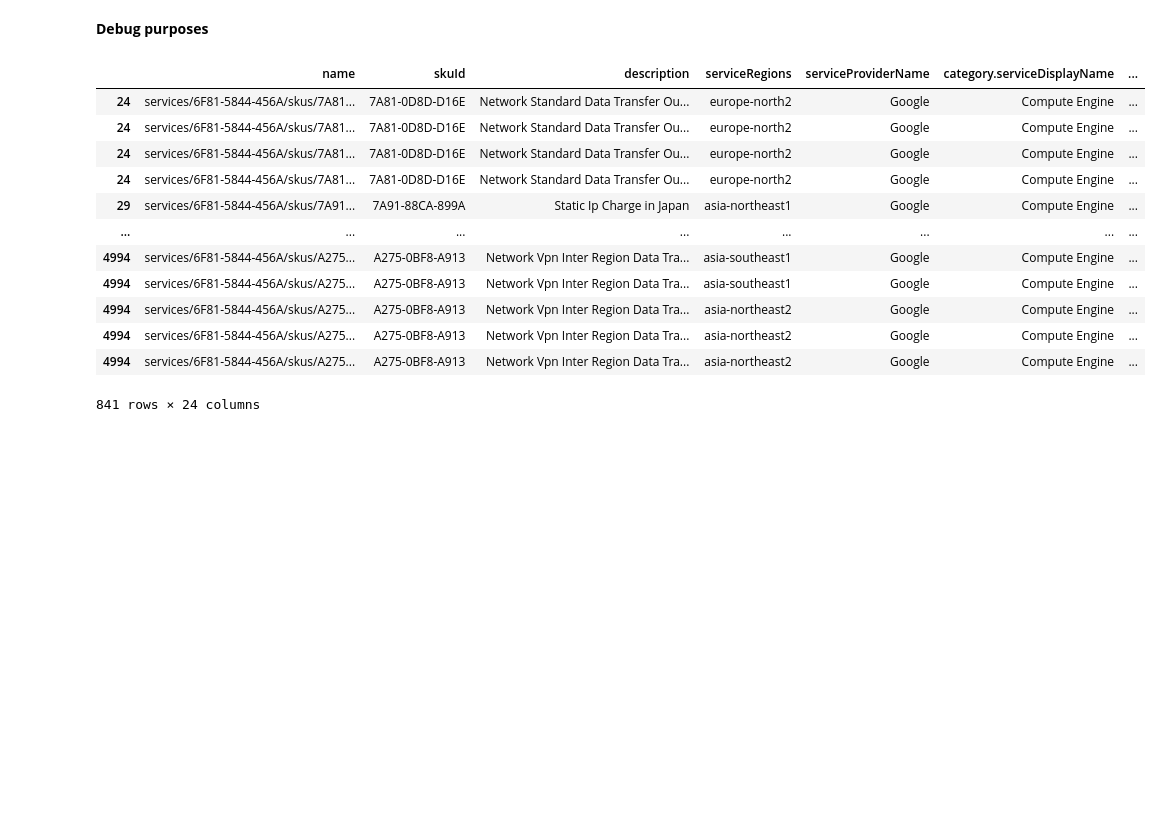
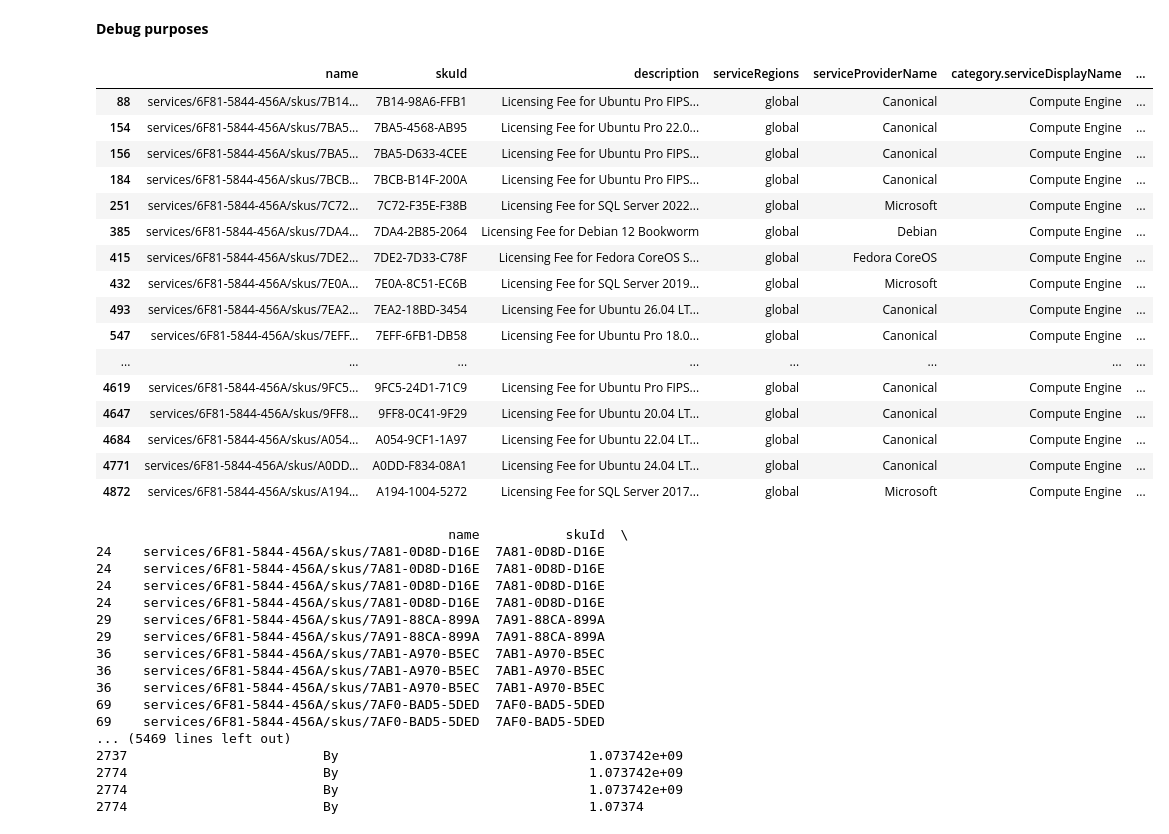
Before and after one commit to PanosVaritis/Pricing-ops-api, a Jupyter notebook: notebooks/google_eda.ipynb, the cells around one changed output. Cells and saved outputs as stored; diff of their text form; code cells hidden in the pictures; blank space fills up the shorter version.

```diff
--- a/notebooks/google_eda.ipynb
+++ b/notebooks/google_eda.ipynb
@@ -343,7 +337,11 @@ The size of the array used for profiling is 4989 rows and 29 columns
 # %%
+# pd.set_option('display.max_rows', None)
 df_clean_no_nan.drop(columns=['pricingExpression.usageUnitDescription', 'pricingExpression.baseUnitDescription'], errors='ignore', inplace=True)
 df_clean_no_nan.drop(columns=['currencyConversionRate', 'unitPrice.units', 'unitPrice.nanos'], errors='ignore', inplace=True)
 df_clean_no_nan = df_clean_no_nan[df_clean_no_nan['category.usageType'] == 'OnDemand'].copy()
+
+# df_clean_no_nan['summary'].unique()
+df_clean_no_nan.drop(columns=['summary'], errors='ignore', inplace=True)
 df_clean_no_nan.head()
 # print (df_clean_no_nan.shape[1])
 # %% [output]
@@ -364,20 +362,45 @@ df_clean_no_nan.head()
 # print("Report created")
 # %% [markdown]
 **Debug purposes**
+# %%
+df_clean_no_nan['serviceProviderName'].unique()
+df_clean_no_nan[df_clean_no_nan['serviceProviderName'] != 'Google']
+# %% [output]
+|  | name | skuId | description | serviceRegions | serviceProviderName | category.serviceDisplayName | ... |
+| 88 | services/6F81-5844-456A/skus/7B14... | 7B14-98A6-FFB1 | Licensing Fee for Ubuntu Pro FIPS... | global | Canonical | Compute Engine | ... |
+| 154 | services/6F81-5844-456A/skus/7BA5... | 7BA5-4568-AB95 | Licensing Fee for Ubuntu Pro 22.0... | global | Canonical | Compute Engine | ... |
+| 156 | services/6F81-5844-456A/skus/7BA5... | 7BA5-D633-4CEE | Licensing Fee for Ubuntu Pro FIPS... | global | Canonical | Compute Engine | ... |
+| 184 | services/6F81-5844-456A/skus/7BCB... | 7BCB-B14F-200A | Licensing Fee for Ubuntu Pro FIPS... | global | Canonical | Compute Engine | ... |
+| 251 | services/6F81-5844-456A/skus/7C72... | 7C72-F35E-F38B | Licensing Fee for SQL Server 2022... | global | Microsoft | Compute Engine | ... |
+| 385 | services/6F81-5844-456A/skus/7DA4... | 7DA4-2B85-2064 | Licensing Fee for Debian 12 Bookworm | global | Debian | Compute Engine | ... |
+| 415 | services/6F81-5844-456A/skus/7DE2... | 7DE2-7D33-C78F | Licensing Fee for Fedora CoreOS S... | global | Fedora CoreOS | Compute Engine | ... |
+| 432 | services/6F81-5844-456A/skus/7E0A... | 7E0A-8C51-EC6B | Licensing Fee for SQL Server 2019... | global | Microsoft | Compute Engine | ... |
+| 493 | services/6F81-5844-456A/skus/7EA2... | 7EA2-18BD-3454 | Licensing Fee for Ubuntu 26.04 LT... | global | Canonical | Compute Engine | ... |
+| 547 | services/6F81-5844-456A/skus/7EFF... | 7EFF-6FB1-DB58 | Licensing Fee for Ubuntu Pro 18.0... | global | Canonical | Compute Engine | ... |
+| ... | ... | ... | ... | ... | ... | ... | ... |
+| 4619 | services/6F81-5844-456A/skus/9FC5... | 9FC5-24D1-71C9 | Licensing Fee for Ubuntu Pro FIPS... | global | Canonical | Compute Engine | ... |
+| 4647 | services/6F81-5844-456A/skus/9FF8... | 9FF8-0C41-9F29 | Licensing Fee for Ubuntu 20.04 LT... | global | Canonical | Compute Engine | ... |
+| 4684 | services/6F81-5844-456A/skus/A054... | A054-9CF1-1A97 | Licensing Fee for Ubuntu 22.04 LT... | global | Canonical | Compute Engine | ... |
+| 4771 | services/6F81-5844-456A/skus/A0DD... | A0DD-F834-08A1 | Licensing Fee for Ubuntu 24.04 LT... | global | Canonical | Compute Engine | ... |
+| 4872 | services/6F81-5844-456A/skus/A194... | A194-1004-5272 | Licensing Fee for SQL Server 2017... | global | Microsoft | Compute Engine | ... |
 # %%
 #To check witch of the aggreagation columns actually have a value. Most of them dont
 df_clean_no_nan[df_clean_no_nan['aggregationInfo.aggregationCount'].notna()]
 # %% [output]
-|  | name | skuId | description | serviceRegions | serviceProviderName | category.serviceDisplayName | ... |
-| 24 | services/6F81-5844-456A/skus/7A81... | 7A81-0D8D-D16E | Network Standard Data Transfer Ou... | europe-north2 | Google | Compute Engine | ... |
-| 24 | services/6F81-5844-456A/skus/7A81... | 7A81-0D8D-D16E | Network Standard Data Transfer Ou... | europe-north2 | Google | Compute Engine | ... |
-| 24 | services/6F81-5844-456A/skus/7A81... | 7A81-0D8D-D16E | Network Standard Data Transfer Ou... | europe-north2 | Google | Compute Engine | ... |
-| 24 | services/6F81-5844-456A/skus/7A81... | 7A81-0D8D-D16E | Network Standard Data Transfer Ou... | europe-north2 | Google | Compute Engine | ... |
-| 29 | services/6F81-5844-456A/skus/7A91... | 7A91-88CA-899A | Static Ip Charge in Japan | asia-northeast1 | Google | Compute Engine | ... |
-| ... | ... | ... | ... | ... | ... | ... | ... |
-| 4994 | services/6F81-5844-456A/skus/A275... | A275-0BF8-A913 | Network Vpn Inter Region Data Tra... | asia-southeast1 | Google | Compute Engine | ... |
-| 4994 | services/6F81-5844-456A/skus/A275... | A275-0BF8-A913 | Network Vpn Inter Region Data Tra... | asia-southeast1 | Google | Compute Engine | ... |
-| 4994 | services/6F81-5844-456A/skus/A275... | A275-0BF8-A913 | Network Vpn Inter Region Data Tra... | asia-northeast2 | Google | Compute Engine | ... |
-| 4994 | services/6F81-5844-456A/skus/A275... | A275-0BF8-A913 | Network Vpn Inter Region Data Tra... | asia-northeast2 | Google | Compute Engine | ... |
-| 4994 | services/6F81-5844-456A/skus/A275... | A275-0BF8-A913 | Network Vpn Inter Region Data Tra... | asia-northeast2 | Google | Compute Engine | ... |
-841 rows × 24 columns
+                                             name           skuId  \
+24    services/6F81-5844-456A/skus/7A81-0D8D-D16E  7A81-0D8D-D16E
+24    services/6F81-5844-456A/skus/7A81-0D8D-D16E  7A81-0D8D-D16E
+24    services/6F81-5844-456A/skus/7A81-0D8D-D16E  7A81-0D8D-D16E
+24    services/6F81-5844-456A/skus/7A81-0D8D-D16E  7A81-0D8D-D16E
+29    services/6F81-5844-456A/skus/7A91-88CA-899A  7A91-88CA-899A
+29    services/6F81-5844-456A/skus/7A91-88CA-899A  7A91-88CA-899A
+36    services/6F81-5844-456A/skus/7AB1-A970-B5EC  7AB1-A970-B5EC
+36    services/6F81-5844-456A/skus/7AB1-A970-B5EC  7AB1-A970-B5EC
+36    services/6F81-5844-456A/skus/7AB1-A970-B5EC  7AB1-A970-B5EC
+69    services/6F81-5844-456A/skus/7AF0-BAD5-5DED  7AF0-BAD5-5DED
+69    services/6F81-5844-456A/skus/7AF0-BAD5-5DED  7AF0-BAD5-5DED
+... (5469 lines left out)
+2737                         By                                1.073742e+09
+2774                         By                                1.073742e+09
+2774                         By                                1.073742e+09
+2774                         By                                1.07374
```
Also changed, not shown: parts of 2 cells of this notebook, 1 other file.
